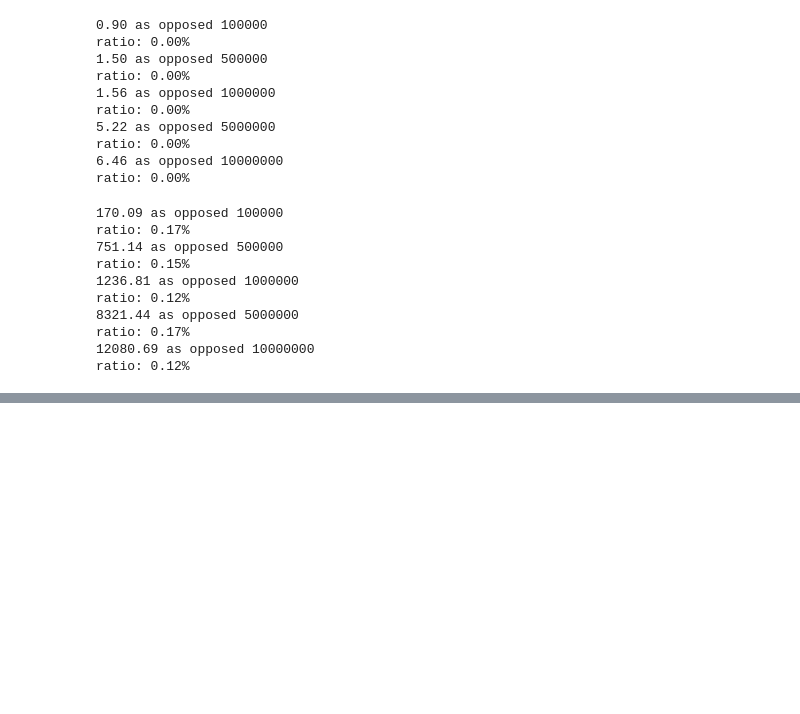
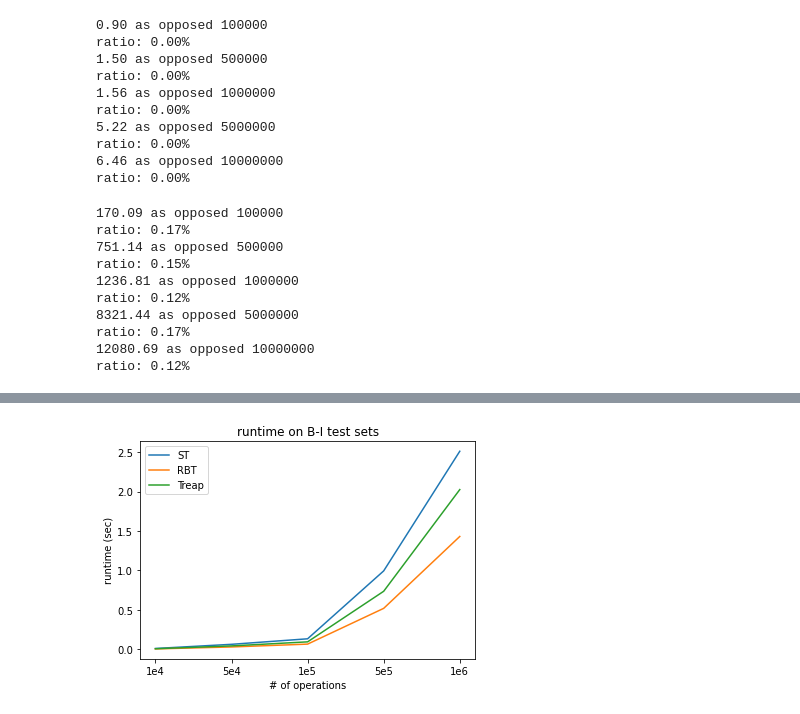
Before and after one commit to yusukemh/DataStructure, a Jupyter notebook: TestSetGenerator.ipynb, the cells around one changed output, grey strips where cells are left out. Cells and saved outputs as stored; diff of their text form; code cells hidden in the pictures; blank space fills up the shorter version.

```diff
--- a/TestSetGenerator.ipynb
+++ b/TestSetGenerator.ipynb
@@ -275,0 +311,19 @@ np.mean(arr)
+# %%
+# plot the result
+set_type = "B-I"
+st = [0.01084, 0.06353, 0.13345, 0.99452, 2.51149]
+rbt = [0.00520, 0.03006, 0.06602, 0.51946, 1.43099]
+treap = [0.00742, 0.04346, 0.09474, 0.73610, 2.02541]
+fig, ax = plt.subplots(1)
+ax.set_title(f"runtime on {set_type} test sets")
+st = ax.plot(st, label="ST")
+rbt = ax.plot(rbt, label="RBT")
+treap = ax.plot(treap, label="Treap")
+ax.set_ylabel('runtime (sec)')
+ax.set_xlabel('# of operations')
+ax.set_xticks(range(5))
+ax.set_xticklabels(["1e4", "5e4", "1e5", "5e5", "1e6"])
+ax.legend()
+fig.savefig(f"plots/{set_type}.png")
+# %% [output]
+[figure, added]
```
Also changed, not shown: parts of 16 cells of this notebook, 45 other files.
